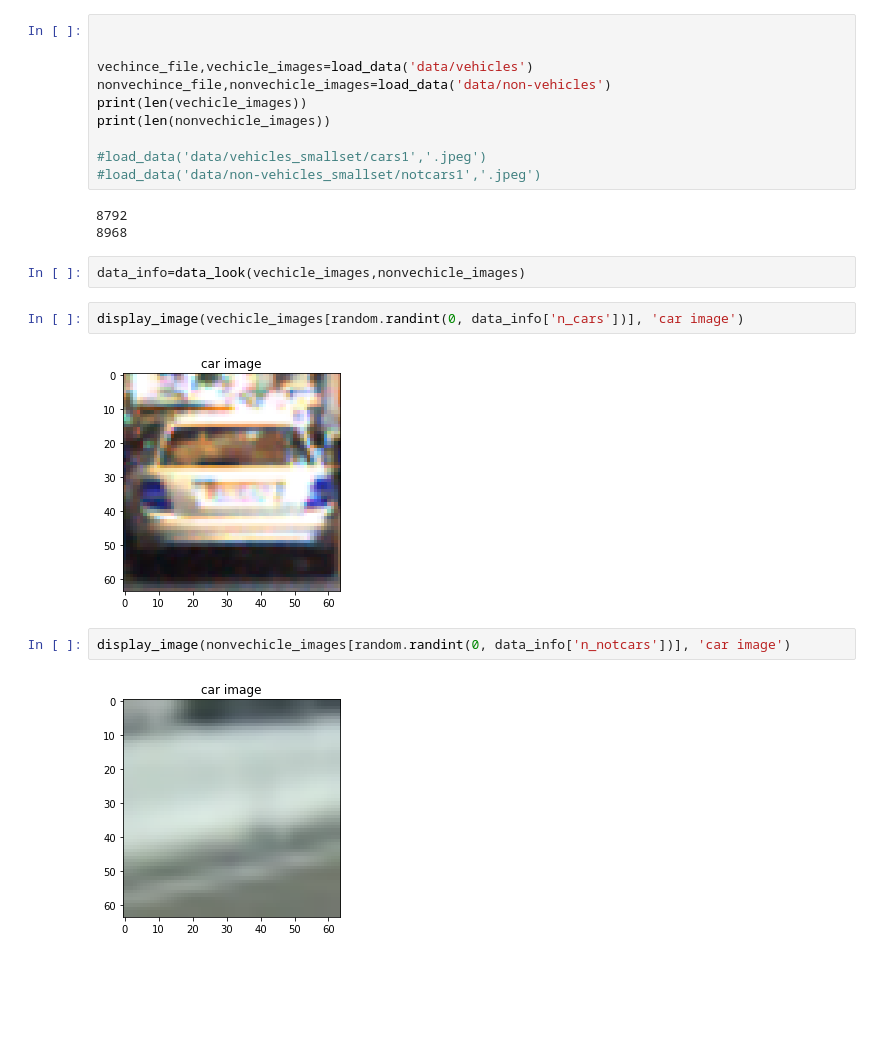
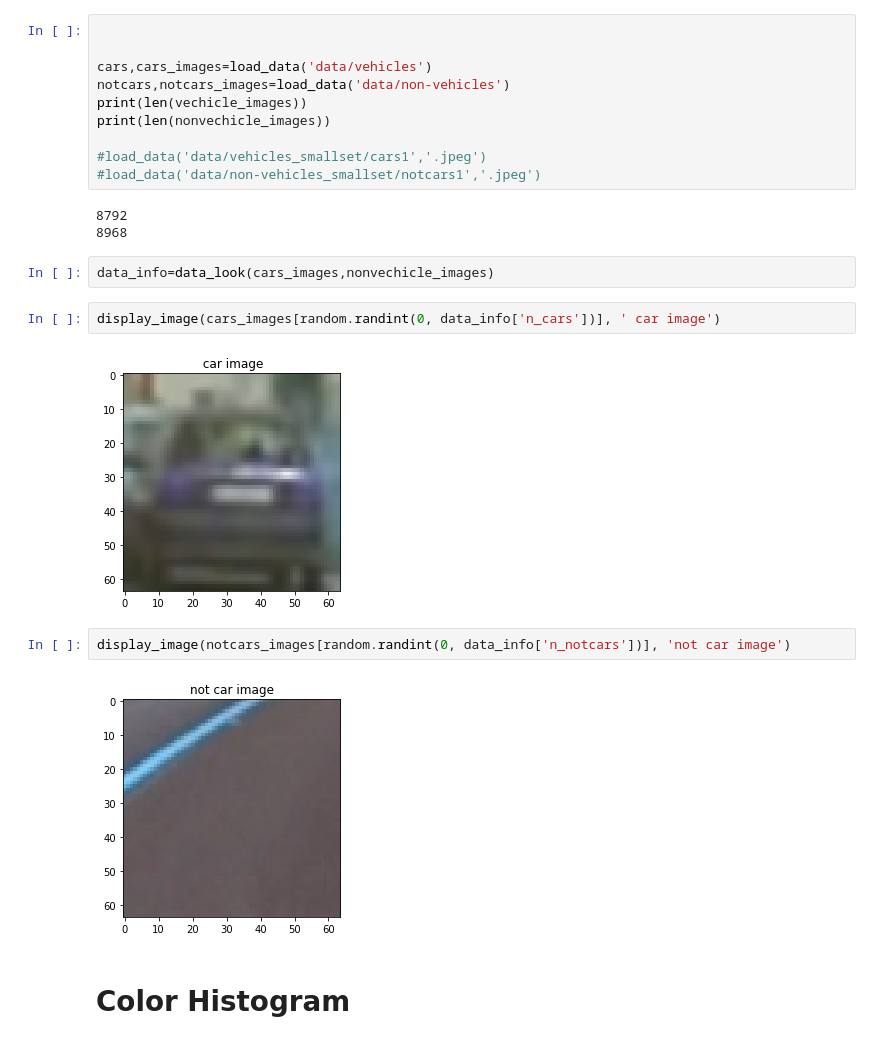
Before and after one commit to brianhu2006/CarND-Vehicle-Detection, a Jupyter notebook: P5.ipynb, the cells around one changed output. Cells and saved outputs as stored; diff of their text form; blank space fills up the shorter version.

```diff
--- a/P5.ipynb
+++ b/P5.ipynb
@@ -59,8 +59,8 @@ glob.__file__
 # %%
 
 
-vechince_file,vechicle_images=load_data('data/vehicles')
-nonvechince_file,nonvechicle_images=load_data('data/non-vehicles')
+cars,cars_images=load_data('data/vehicles')
+notcars,notcars_images=load_data('data/non-vehicles')
 print(len(vechicle_images))
 print(len(nonvechicle_images))
 
@@ -70,12 +70,14 @@ print(len(nonvechicle_images))
 8792
 8968
 # %%
-data_info=data_look(vechicle_images,nonvechicle_images)
+data_info=data_look(cars_images,nonvechicle_images)
 # %%
-display_image(vechicle_images[random.randint(0, data_info['n_cars'])], 'car image')
+display_image(cars_images[random.randint(0, data_info['n_cars'])], ' car image')
 # %% [output]
-[figure, old version]
+[figure, new version]
 # %%
-display_image(nonvechicle_images[random.randint(0, data_info['n_notcars'])], 'car image')
+display_image(notcars_images[random.randint(0, data_info['n_notcars'])], 'not car image')
 # %% [output]
-[figure, old version]
+[figure, new version]
+# %% [markdown]
+# Color Histogram
```
Also changed, not shown: parts of 8 cells of this notebook.
